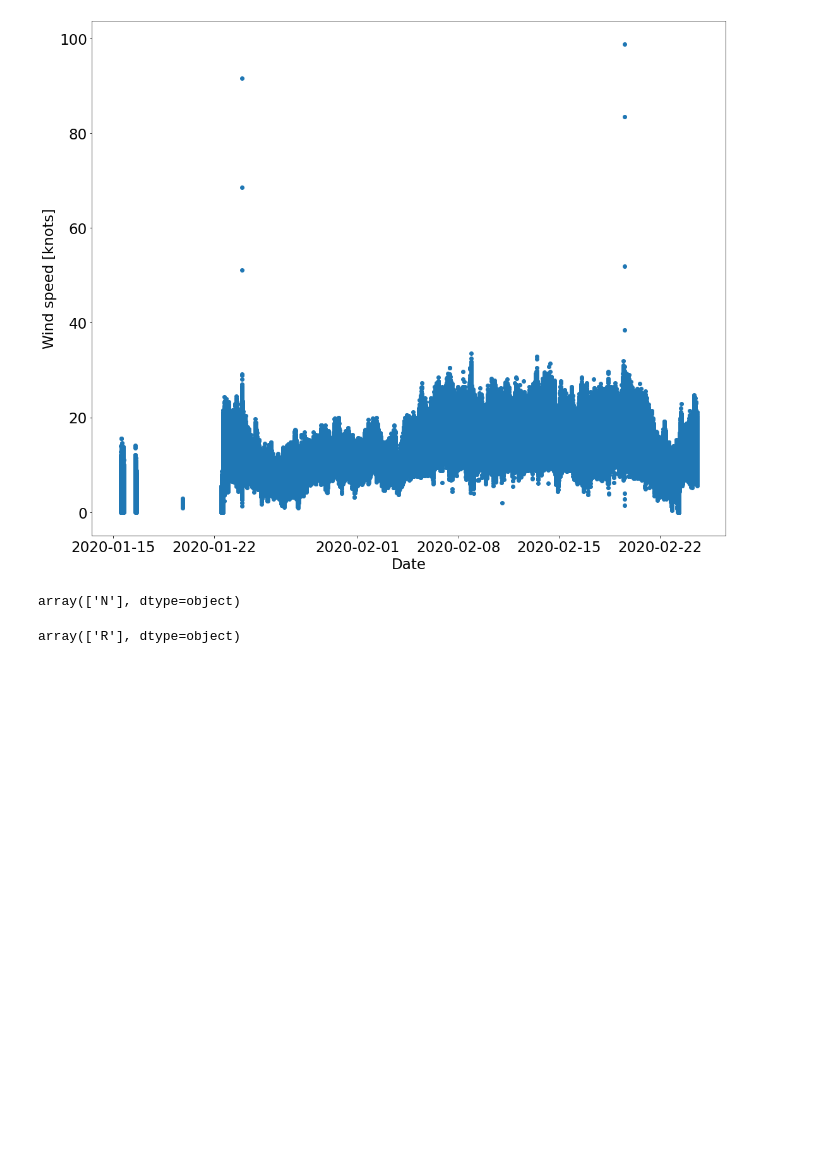
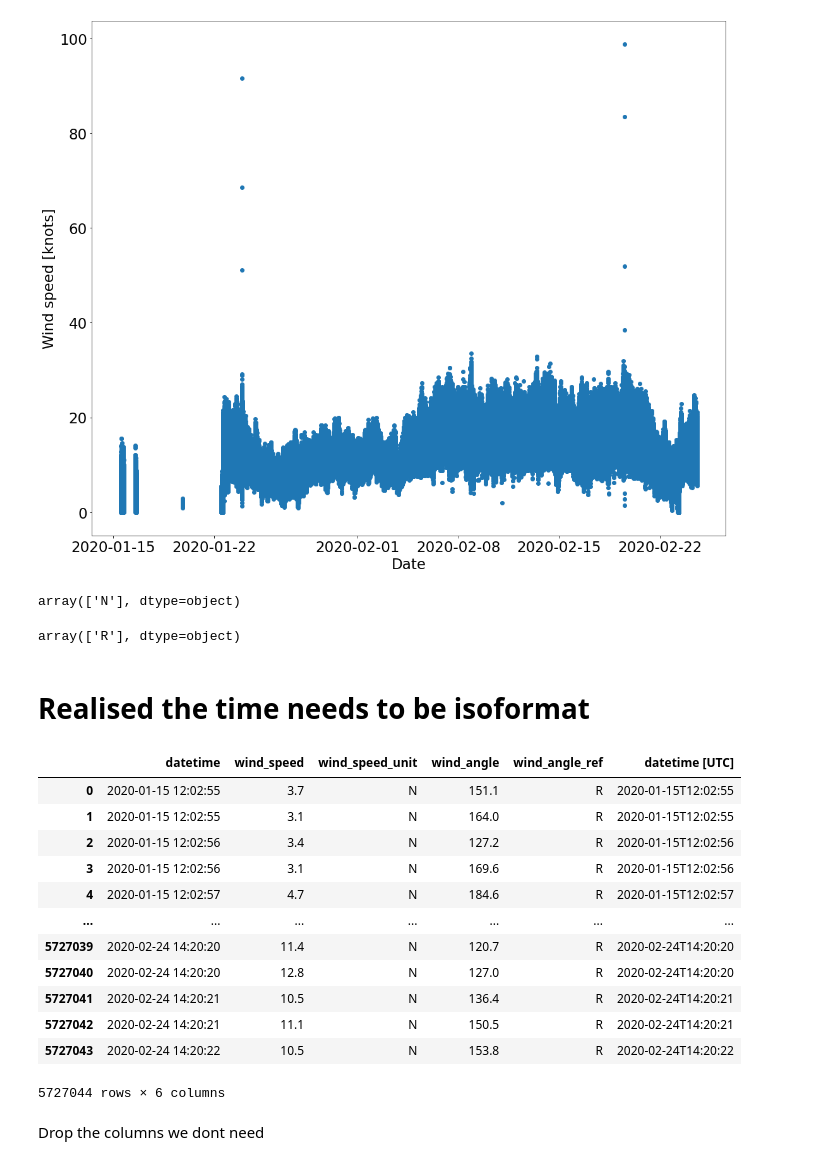
Before and after one commit to ESiddle/Eurec4a-Analysis-scripts-AERIS, a Jupyter notebook: CARAVELA_Wind-nmea-2.ipynb, the cells around one changed output. Cells and saved outputs as stored; diff of their text form; code cells hidden in the pictures; blank space fills up the shorter version.

```diff
--- a/CARAVELA_Wind-nmea-2.ipynb
+++ b/CARAVELA_Wind-nmea-2.ipynb
@@ -73,3 +82,28 @@ array(['N'], dtype=object)
 relwind.wind_angle_ref.unique()
 # %% [output]
 array(['R'], dtype=object)
+# %% [markdown]
+# Realised the time needs to be isoformat
+# %%
+iso = []
+for i in tqdm(range(len(relwind.datetime))):
+    iso.append(relwind['datetime [UTC]'][i].isoformat())
+relwind['datetime [UTC]'] = iso
+# %%
+relwind
+# %% [output]
+|  | datetime | wind_speed | wind_speed_unit | wind_angle | wind_angle_ref | datetime [UTC] |
+| 0 | 2020-01-15 12:02:55 | 3.7 | N | 151.1 | R | 2020-01-15T12:02:55 |
+| 1 | 2020-01-15 12:02:55 | 3.1 | N | 164.0 | R | 2020-01-15T12:02:55 |
+| 2 | 2020-01-15 12:02:56 | 3.4 | N | 127.2 | R | 2020-01-15T12:02:56 |
+| 3 | 2020-01-15 12:02:56 | 3.1 | N | 169.6 | R | 2020-01-15T12:02:56 |
+| 4 | 2020-01-15 12:02:57 | 4.7 | N | 184.6 | R | 2020-01-15T12:02:57 |
+| ... | ... | ... | ... | ... | ... | ... |
+| 5727039 | 2020-02-24 14:20:20 | 11.4 | N | 120.7 | R | 2020-02-24T14:20:20 |
+| 5727040 | 2020-02-24 14:20:20 | 12.8 | N | 127.0 | R | 2020-02-24T14:20:20 |
+| 5727041 | 2020-02-24 14:20:21 | 10.5 | N | 136.4 | R | 2020-02-24T14:20:21 |
+| 5727042 | 2020-02-24 14:20:21 | 11.1 | N | 150.5 | R | 2020-02-24T14:20:21 |
+| 5727043 | 2020-02-24 14:20:22 | 10.5 | N | 153.8 | R | 2020-02-24T14:20:22 |
+5727044 rows × 6 columns
+# %% [markdown]
+Drop the columns we dont need
```
Also changed, not shown: parts of 8 cells of this notebook.
